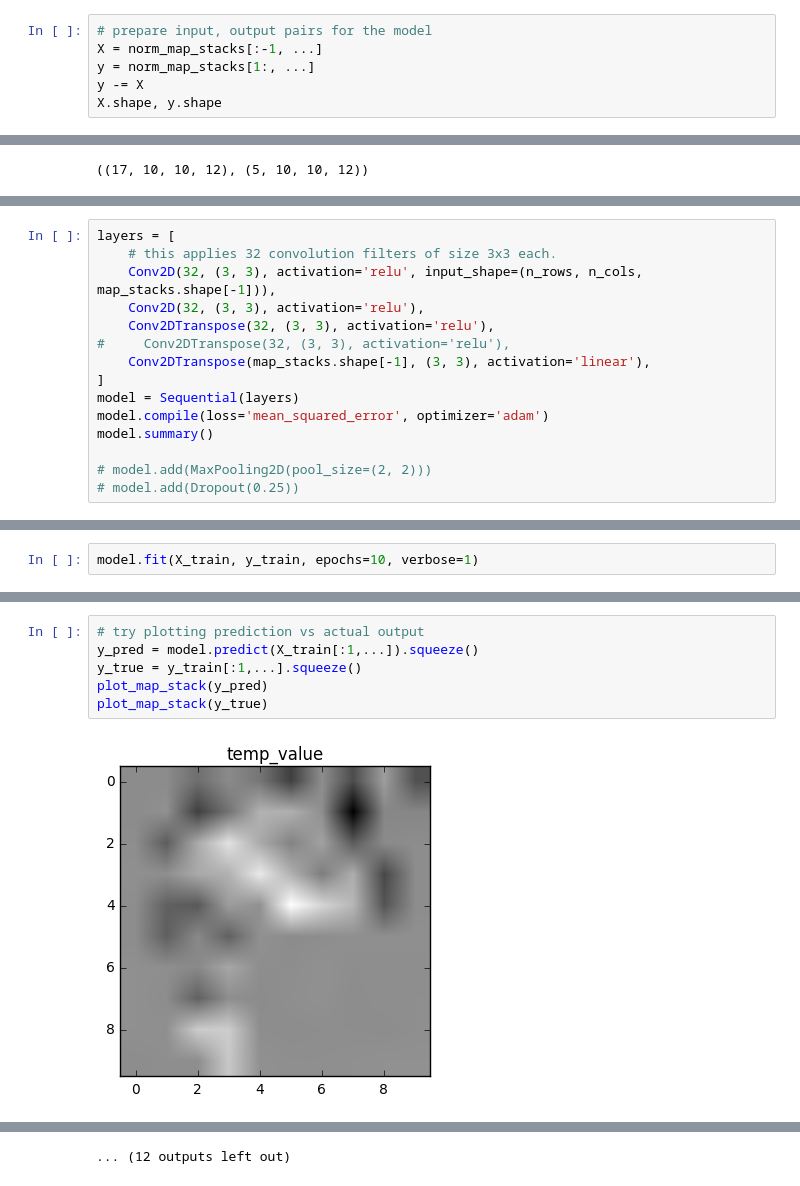
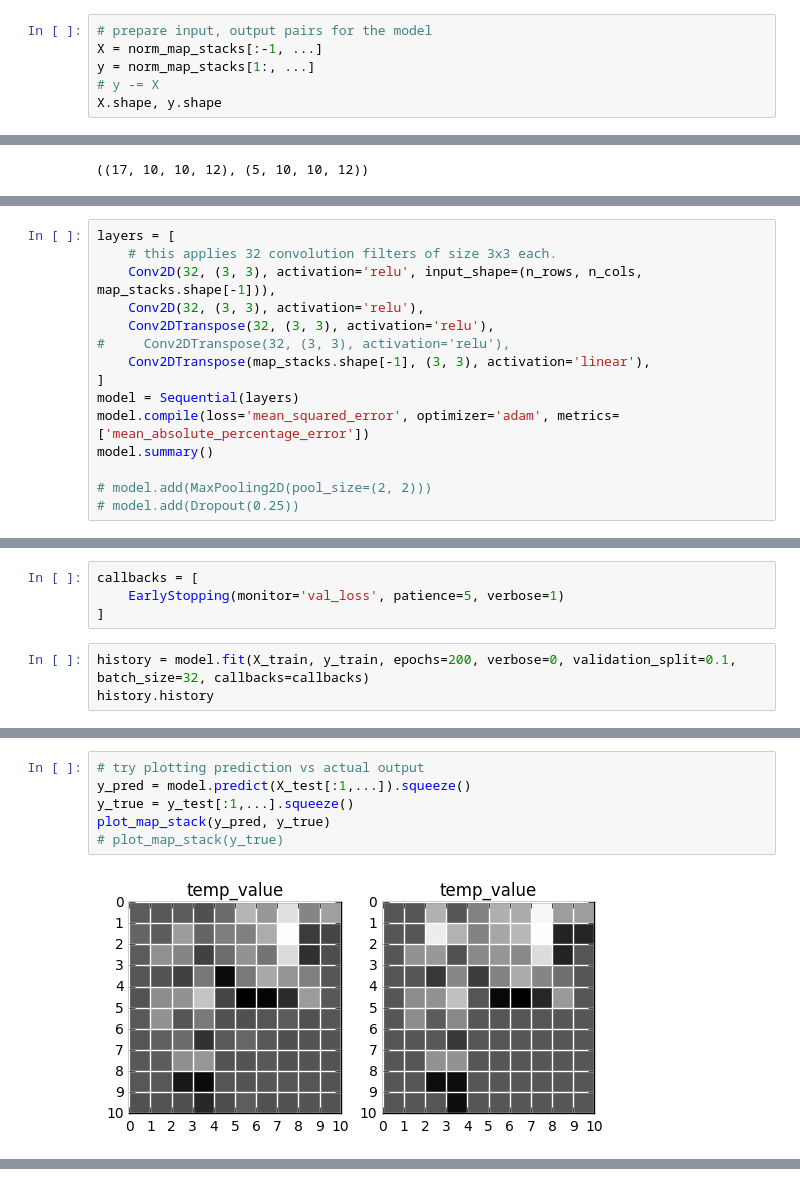
Before and after one commit to KISTI-hackathon-2017/INFORM-BUU-3, a Jupyter notebook: code/notebook.ipynb, the cells around one changed output, grey strips where cells are left out. Drawn from its saved outputs; the diff is of its cells as text.

Commit message:
Update model to not predict the diff

```diff
--- a/code/notebook.ipynb
+++ b/code/notebook.ipynb
@@ -314,7 +335,7 @@ norm_map_stacks.shape
 # prepare input, output pairs for the model
 X = norm_map_stacks[:-1, ...]
 y = norm_map_stacks[1:, ...]
-y -= X
+# y -= X
 X.shape, y.shape
 # %% [output]
 ((22, 10, 10, 12), (22, 10, 10, 12))
@@ -340,7 +362,7 @@ layers = [
     Conv2DTranspose(map_stacks.shape[-1], (3, 3), activation='linear'),
 ]
 model = Sequential(layers)
-model.compile(loss='mean_squared_error', optimizer='adam')
+model.compile(loss='mean_squared_error', optimizer='adam', metrics=['mean_absolute_percentage_error'])
 model.summary()
 
 # model.add(MaxPooling2D(pool_size=(2, 2)))
@@ -361,6 +383,11 @@ Total params: 25,452.0
 Trainable params: 25,452
 Non-trainable params: 0.0
 _________________________________________________________________
+# %%
+callbacks = [
+    EarlyStopping(monitor='val_loss', patience=5, verbose=1)
+]
 # %%
-model.fit(X_train, y_train, epochs=10, verbose=1)
+history = model.fit(X_train, y_train, epochs=200, verbose=0, validation_split=0.1, batch_size=32, callbacks=callbacks)
+history.history
 # %% [output]
@@ -393,8 +428,8 @@ model.evaluate(X_test, y_test)
 # %%
 # try plotting prediction vs actual output
-y_pred = model.predict(X_train[:1,...]).squeeze()
-y_true = y_train[:1,...].squeeze()
-plot_map_stack(y_pred)
-plot_map_stack(y_true)
+y_pred = model.predict(X_test[:1,...]).squeeze()
+y_true = y_test[:1,...].squeeze()
+plot_map_stack(y_pred, y_true)
+# plot_map_stack(y_true)
 # %% [output]
-[figure, old version]
+[figure, new version]
@@ -412 +446,0 @@ plot_map_stack(y_true)
-... (12 outputs left out)
```
Also changed, not shown: parts of 9 cells of this notebook.
